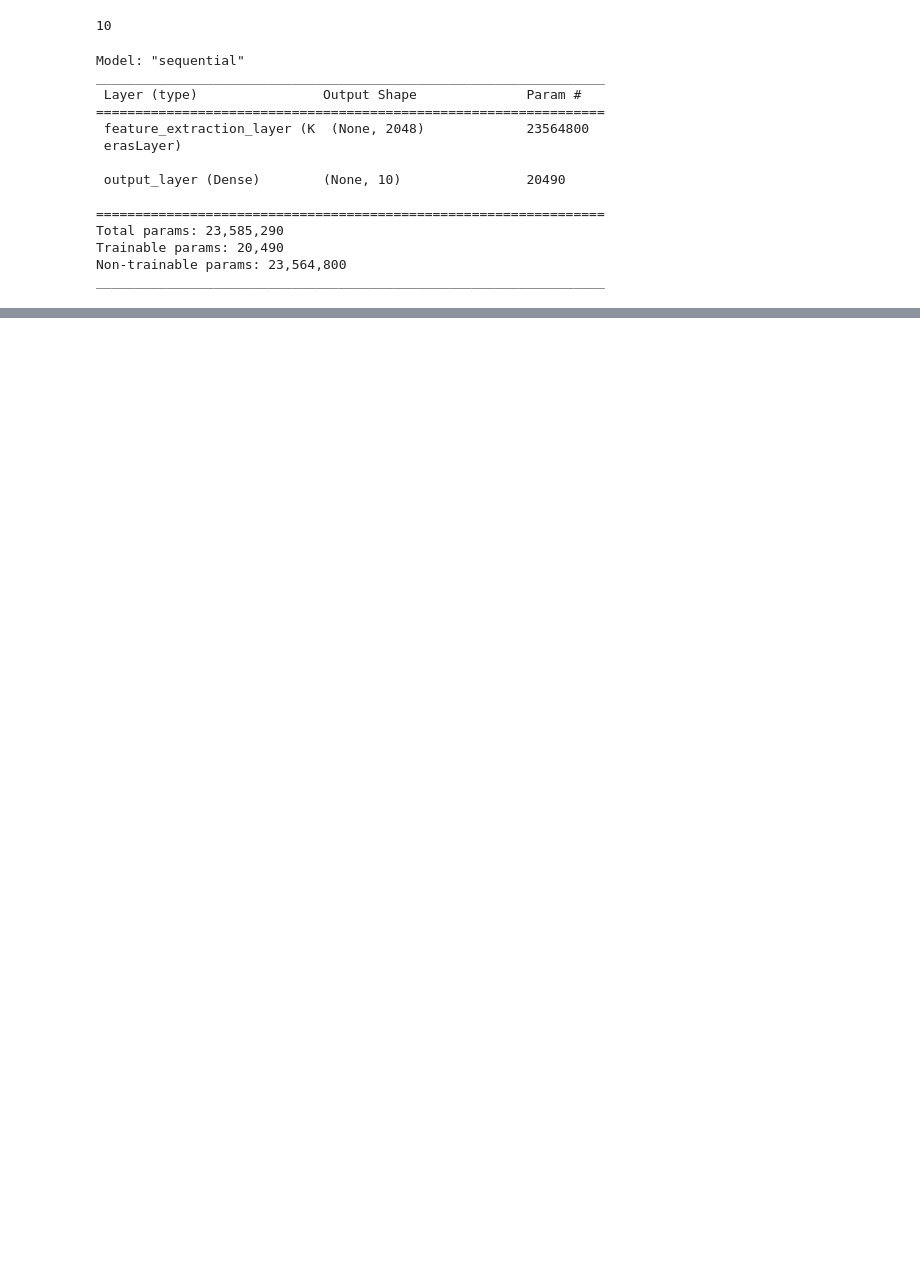
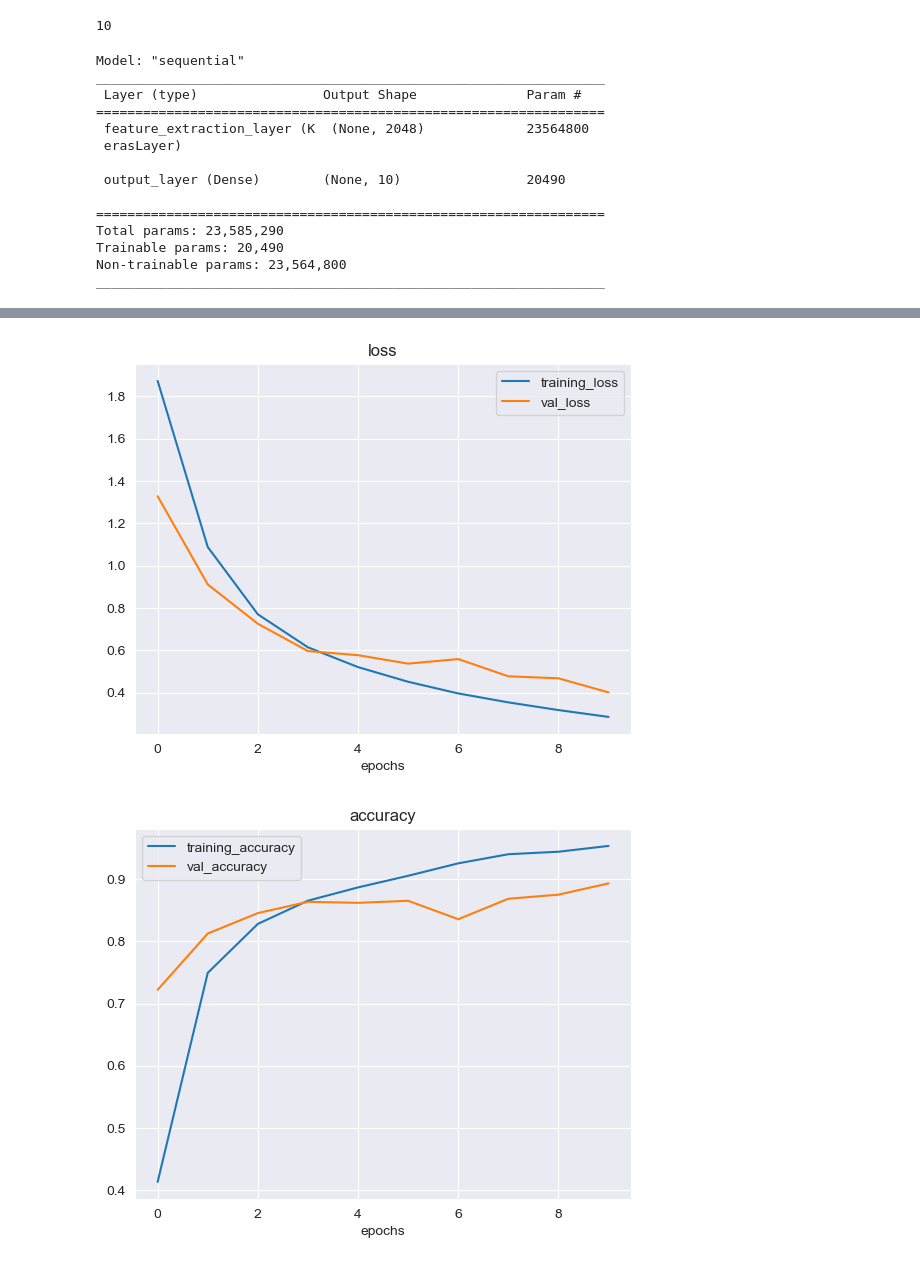
Before and after one commit to HkgCory/Neural_Network_Classification, a Jupyter notebook: transfer-learning/transfer-learing-tf-feature-extraction.ipynb, the cells around one changed output, grey strips where cells are left out. Cells and saved outputs as stored; diff of their text form; code cells hidden in the pictures; blank space fills up the shorter version.

```diff
--- a/transfer-learning/transfer-learing-tf-feature-extraction.ipynb
+++ b/transfer-learning/transfer-learing-tf-feature-extraction.ipynb
@@ -193,0 +232,15 @@ plot_loss(resnet_history)
+# %%
+efficientnet_model_test = create_model(model_url=efficientnet_url,
+                                num_classes=train_data_10_percent.num_classes)
+
+efficientnet_model_test.compile(loss='categorical_crossentropy',
+                            optimizer=tf.keras.optimizers.Adam(),
+                            metrics=['accuracy'])
+
+efficientnet_history = efficientnet_model_test.fit(train_data_10_percent,
+                                              epochs=10,
+                                              steps_per_epoch=len(train_data_10_percent),
+                                              validation_data=test_data,
+                                              validation_steps=int(0.25 * len(test_data)),
+                                              callbacks=[create_tensorboard_callback(dir_name='tensorflow_hub',
+                                                                                     experiment_name='efficientnetb0')])
@@ -193,0 +265,5 @@ plot_loss(resnet_history)
+# %%
+plot_loss(efficientnet_history)
+# %% [output]
+[figure, added]
+[figure, added]
```
Also changed, not shown: parts of 10 cells of this notebook, 1 other file.
